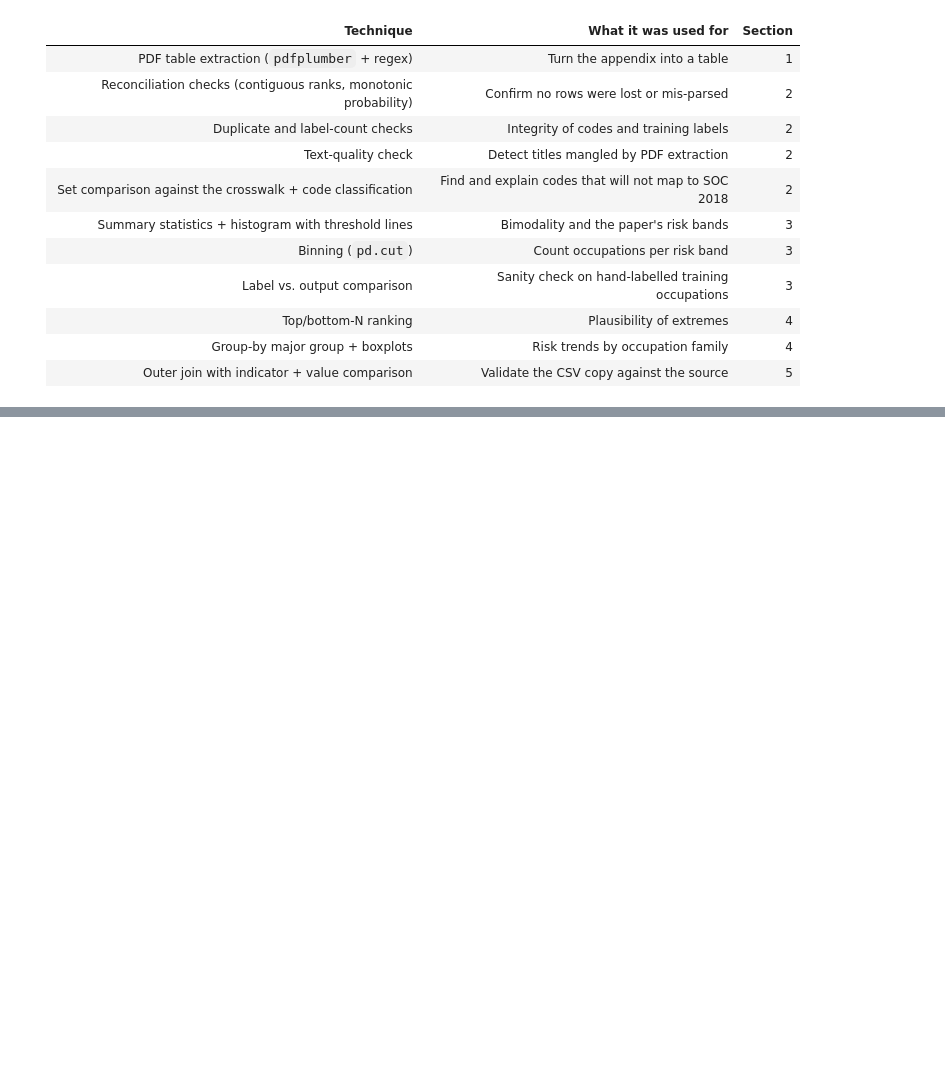
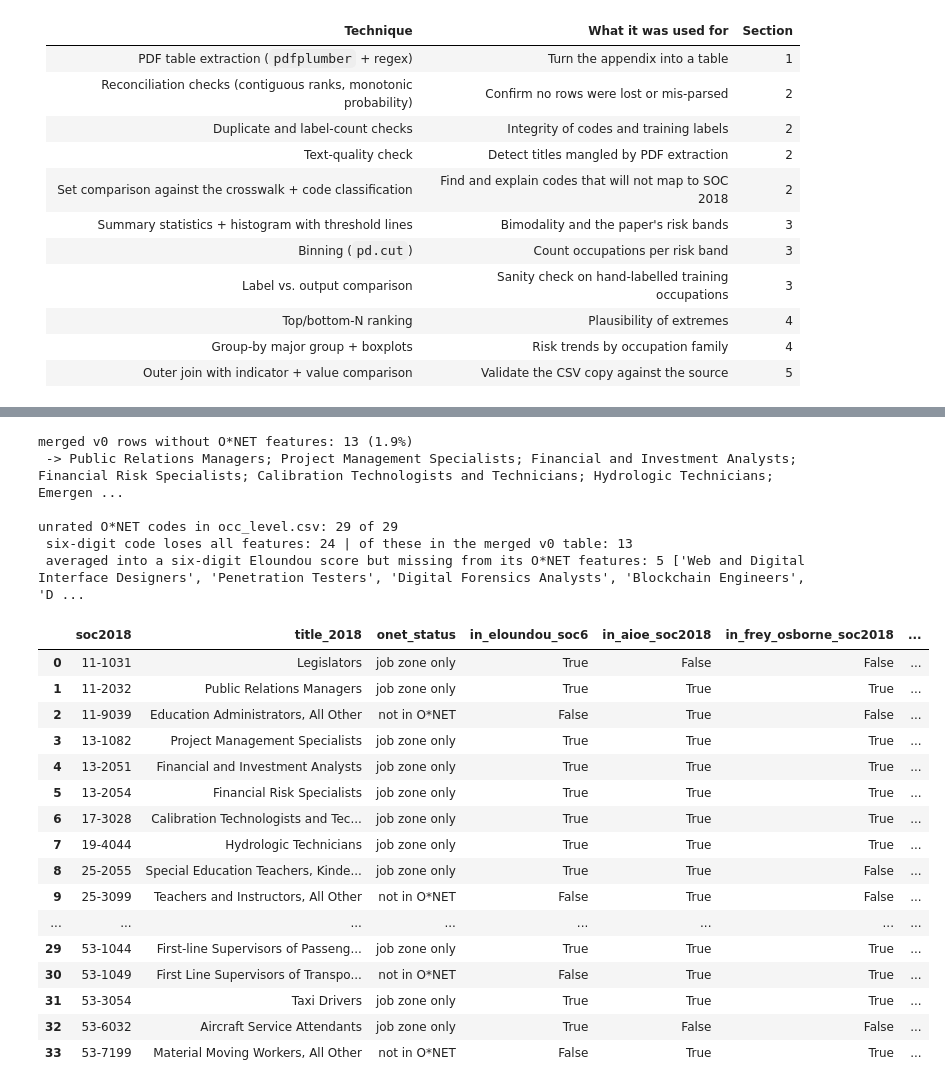
Before and after one commit to Break-Through-Tech/Swytch-1B-do-ai-job-risk-indices-agree, a Jupyter notebook: notebooks/eda/eda_raw.ipynb, the cells around one changed output, grey strips where cells are left out. Drawn from its saved outputs; the diff is of its cells as text; code cells hidden in the pictures; blank space fills up the shorter version.

```diff
--- a/notebooks/eda/eda_raw.ipynb
+++ b/notebooks/eda/eda_raw.ipynb
@@ -2090,0 +1757,42 @@ fig.savefig(OUT / "onet_rating_dates.png", dpi=150)
+# %%
+# The merged-table rows that get no O*NET features, and what happens to the 29 unrated (all Eloundou) occupations
+title18 = cw.drop_duplicates("soc18").set_index("soc18").title18_clean
+merged = idx_codes["ai_risk_v0 (merged)"]
+lost = sorted(c for c in merged if c not in rated_6)
+print("merged v0 rows without O*NET features:", len(lost), f"({len(lost) / len(merged):.1%})")
+print(" ->", "; ".join(title18[c] for c in lost))
+print("\nunrated O*NET codes in occ_level.csv:", unrated.in_occ_level.sum(), "of", len(unrated))
+print(" six-digit code loses all features:", (~unrated.soc6_has_rated_sibling).sum(),
+      "| of these in the merged v0 table:", unrated.loc[~unrated.soc6_has_rated_sibling, "soc6"].isin(merged).sum())
+print(" averaged into a six-digit Eloundou score but missing from its O*NET features:",
+      unrated.soc6_has_rated_sibling.sum(), unrated.loc[unrated.soc6_has_rated_sibling, "Title"].tolist())
+
+# Every index row that gets no O*NET features, and which index tables it is in
+lost_all = sorted(set().union(*idx_codes.values()) - rated_6)
+pd.DataFrame({"soc2018": lost_all, "title_2018": [title18.get(c) for c in lost_all],
+              "onet_status": [onet_status(c) for c in lost_all],
+              **{f"in_{k.split(' ')[0]}": [c in s for c in lost_all] for k, s in idx_codes.items()}})
+# %% [output]
+merged v0 rows without O*NET features: 13 (1.9%)
+ -> Public Relations Managers; Project Management Specialists; Financial and Investment Analysts; Financial Risk Specialists; Calibration Technologists and Technicians; Hydrologic Technicians; Emergen ...
+
+unrated O*NET codes in occ_level.csv: 29 of 29
+ six-digit code loses all features: 24 | of these in the merged v0 table: 13
+ averaged into a six-digit Eloundou score but missing from its O*NET features: 5 ['Web and Digital Interface Designers', 'Penetration Testers', 'Digital Forensics Analysts', 'Blockchain Engineers', 'D ...
+|  | soc2018 | title_2018 | onet_status | in_eloundou_soc6 | in_aioe_soc2018 | in_frey_osborne_soc2018 | ... |
+| 0 | 11-1031 | Legislators | job zone only | True | False | False | ... |
+| 1 | 11-2032 | Public Relations Managers | job zone only | True | True | True | ... |
+| 2 | 11-9039 | Education Administrators, All Other | not in O*NET | False | True | False | ... |
+| 3 | 13-1082 | Project Management Specialists | job zone only | True | True | True | ... |
+| 4 | 13-2051 | Financial and Investment Analysts | job zone only | True | True | True | ... |
+| 5 | 13-2054 | Financial Risk Specialists | job zone only | True | True | True | ... |
+| 6 | 17-3028 | Calibration Technologists and Tec... | job zone only | True | True | True | ... |
+| 7 | 19-4044 | Hydrologic Technicians | job zone only | True | True | True | ... |
+| 8 | 25-2055 | Special Education Teachers, Kinde... | job zone only | True | True | False | ... |
+| 9 | 25-3099 | Teachers and Instructors, All Other | not in O*NET | False | True | False | ... |
+| ... | ... | ... | ... | ... | ... | ... | ... |
+| 29 | 53-1044 | First-line Supervisors of Passeng... | job zone only | True | True | True | ... |
+| 30 | 53-1049 | First Line Supervisors of Transpo... | not in O*NET | False | True | True | ... |
+| 31 | 53-3054 | Taxi Drivers | job zone only | True | True | True | ... |
+| 32 | 53-6032 | Aircraft Service Attendants | job zone only | True | False | False | ... |
+| 33 | 53-7199 | Material Moving Workers, All Other | not in O*NET | False | True | True | ... |
```
Also changed, not shown: parts of 90 cells of this notebook.
